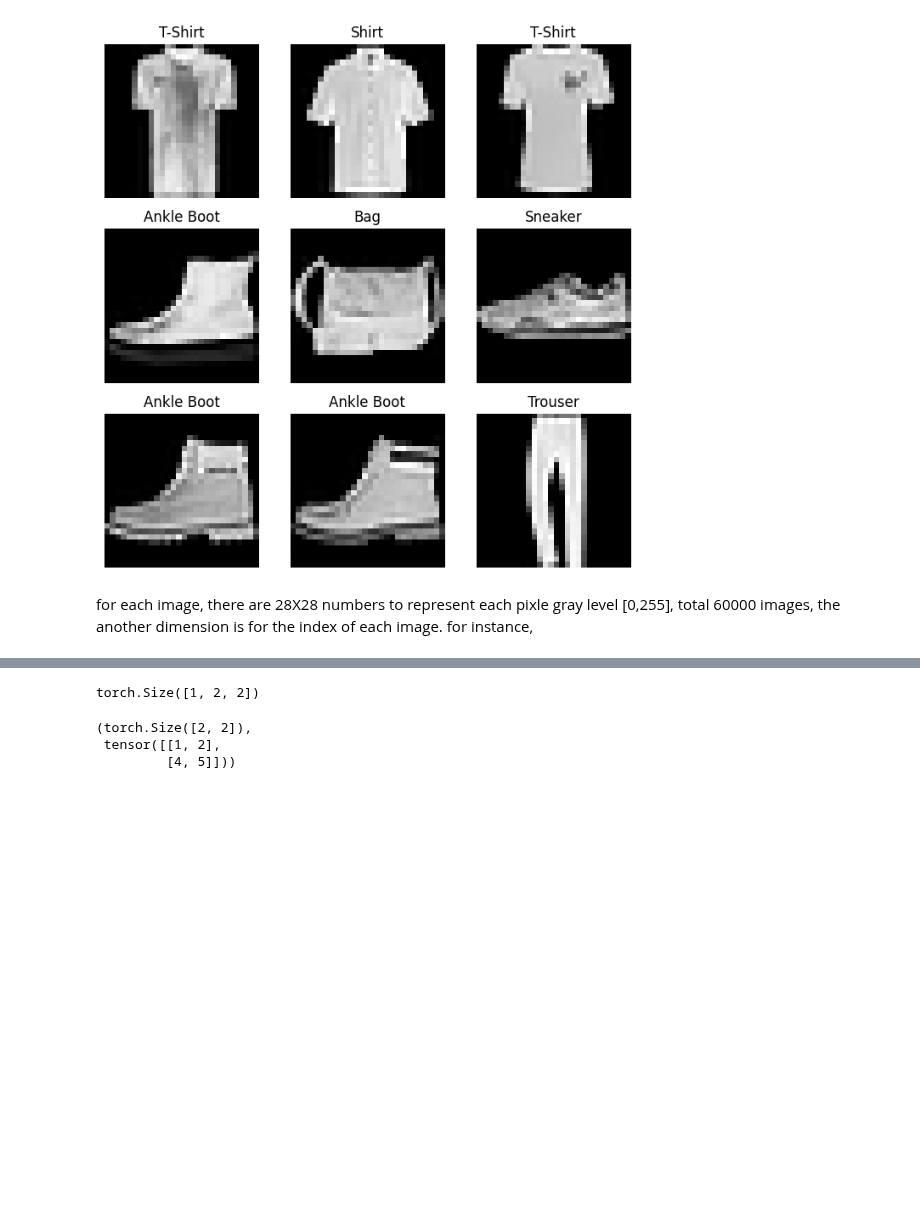
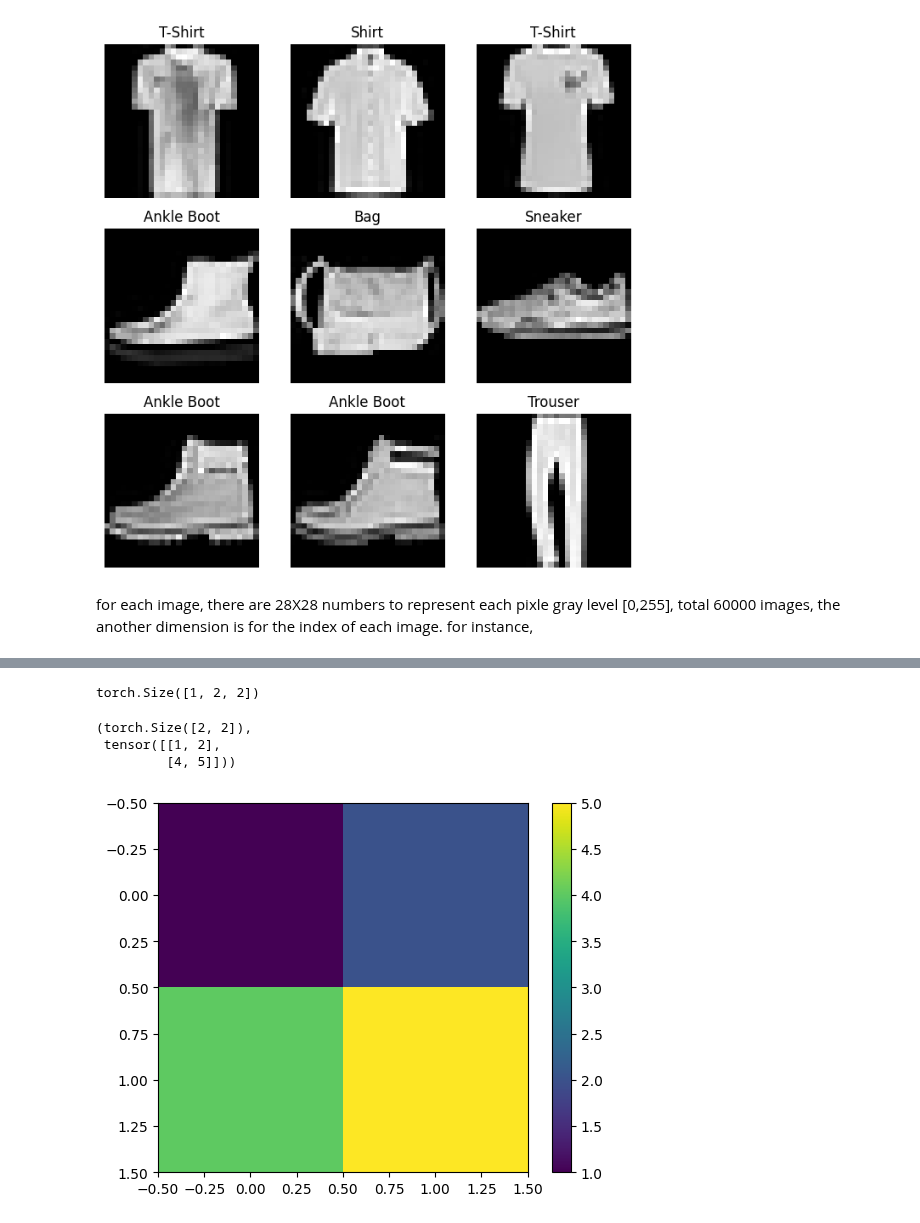
Before and after one commit to weip2008/LearnTorch, a Jupyter notebook: doc/torchBasics.ipynb, the cells around one changed output, grey strips where cells are left out. Saved outputs shown, nothing was run; the diff lists cells and outputs as text; code cells hidden in the pictures; blank space fills up the shorter version.

```diff
--- a/doc/torchBasics.ipynb
+++ b/doc/torchBasics.ipynb
@@ -235,10 +247,15 @@ tensor([[11, 44],
 # %%
 img = torch.tensor([[[1,2],[4,5]]]) # 1个2X2的图像
 print(img.shape)
+plt.figure()
 img1 = img.squeeze() # 这个功能块把3维变成2维
+plt.imshow(img1)
+plt.colorbar()
+
 img1.shape, img1
 # %% [output]
 torch.Size([1, 2, 2])
 (torch.Size([2, 2]),
  tensor([[1, 2],
          [4, 5]]))
+[figure, added]
```
Also changed, not shown: parts of 3 cells of this notebook.
